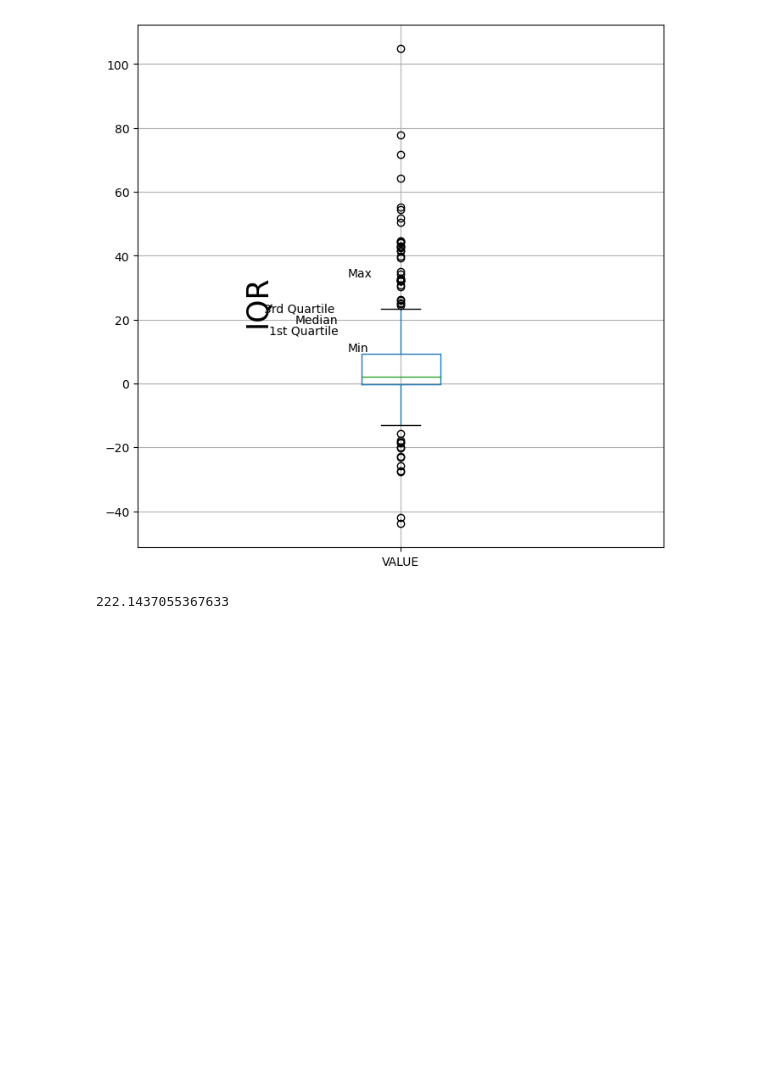
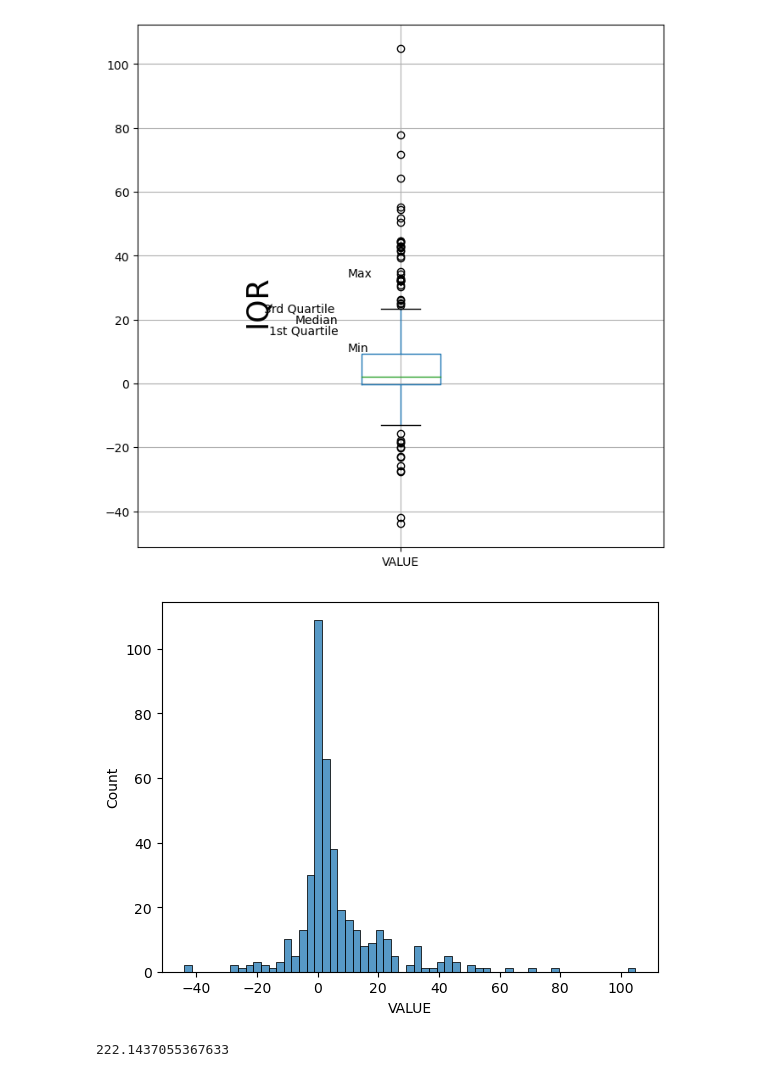
Before and after one commit to sba23432/Estimated-Migration-Ireland, a Jupyter notebook: Data prep and visualisation/Data prep and visualization of Irish Migration data.ipynb, the cells around one changed output. Drawn from its saved outputs; the diff is of its cells as text; code cells hidden in the pictures; blank space fills up the shorter version.

```diff
--- a/Data prep and visualisation/Data prep and visualization of Irish Migration data.ipynb
+++ b/Data prep and visualisation/Data prep and visualization of Irish Migration data.ipynb
@@ -409,3 +362,7 @@ plt.text(x=0.9, y=33.5, s="Max")
 plt.text(x=0.7, y=19.5, s="IQR", rotation=90, size=25);
 # %% [output]
 [figure]
+# %%
+ax = sns.histplot(dfnet.VALUE)
+# %% [output]
+[figure, added]
```
Also changed, not shown: parts of 24 cells of this notebook.
